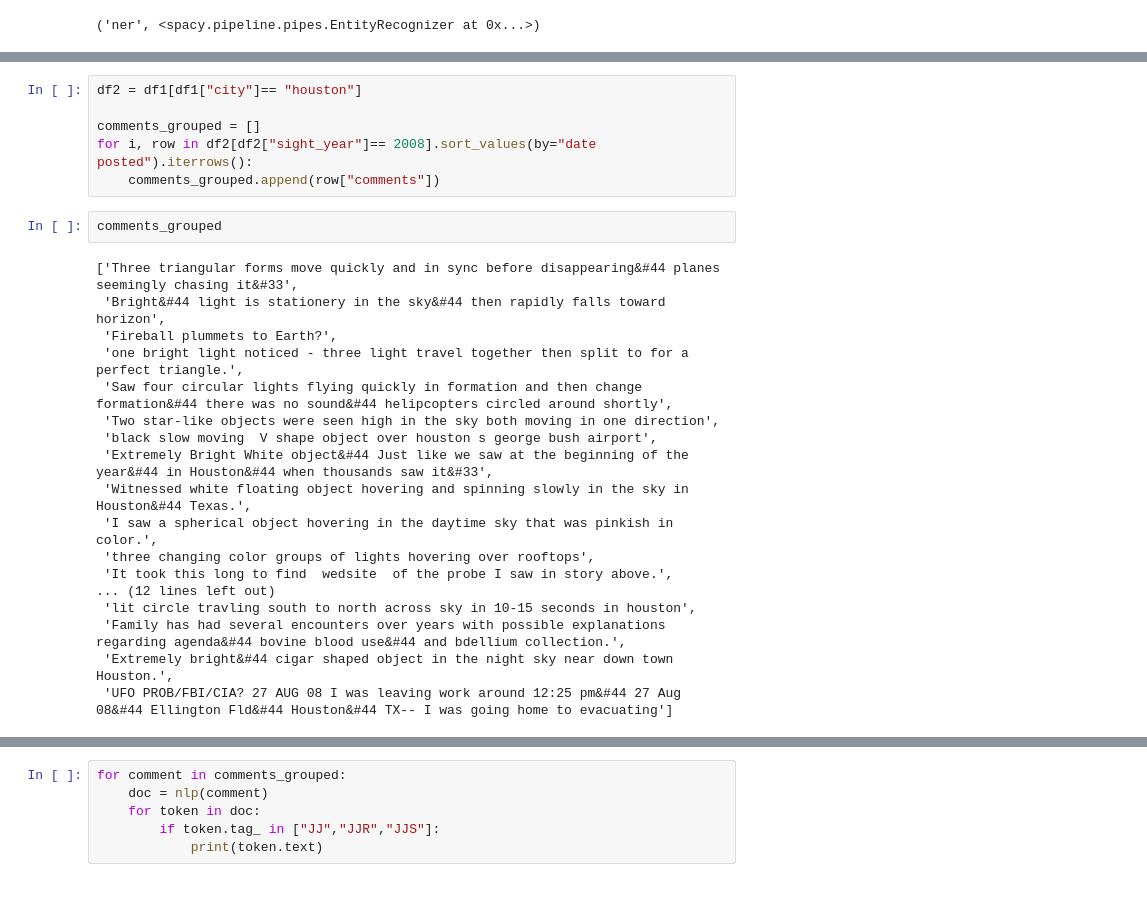
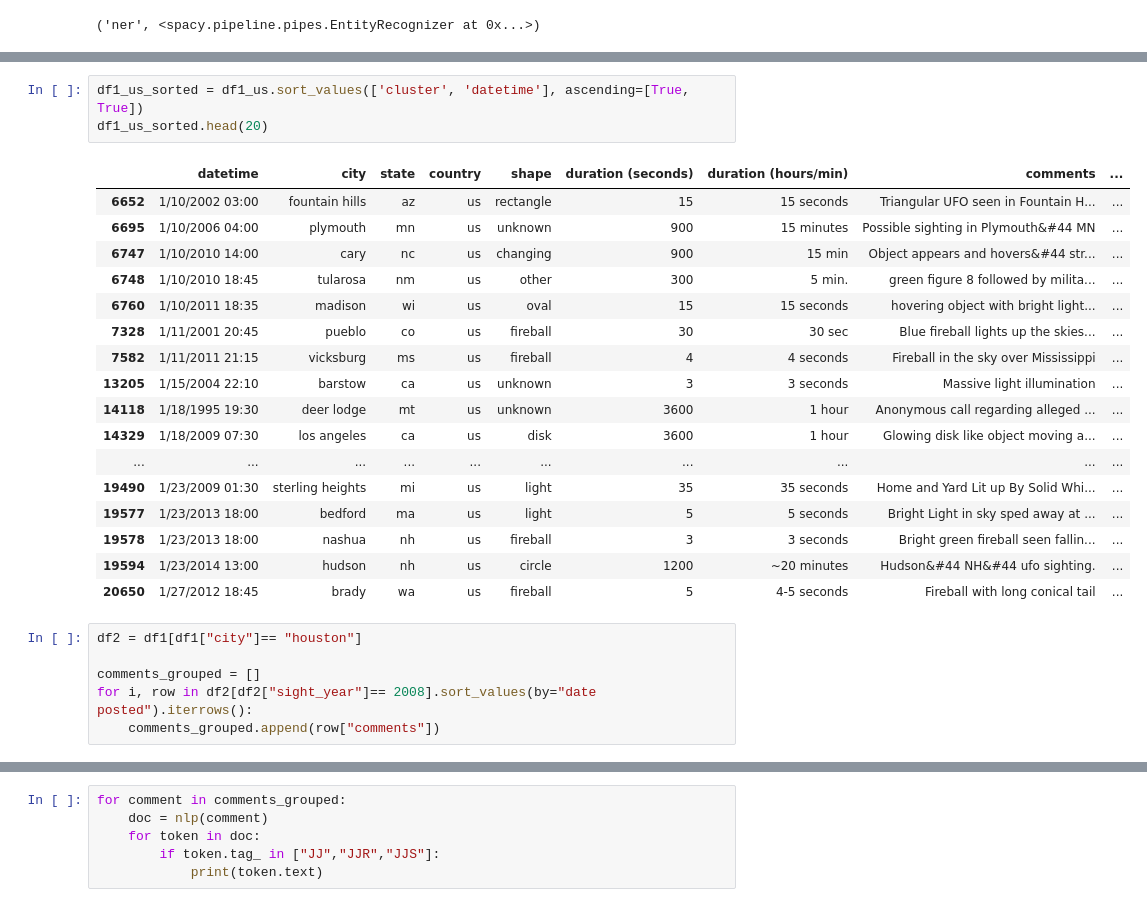
Before and after one commit to MGutensohn/anlp-final-project, a Jupyter notebook: Final_Project_trial_1.ipynb, the cells around one changed output, grey strips where cells are left out. Cells and saved outputs as stored; diff of their text form.

```diff
--- a/Final_Project_trial_1.ipynb
+++ b/Final_Project_trial_1.ipynb
@@ -27,26 +123,27 @@ df1.head()
+# %%
+df1_us_sorted = df1_us.sort_values(['cluster', 'datetime'], ascending=[True, True])
+df1_us_sorted.head(20)
+# %% [output]
+|  | datetime | city | state | country | shape | duration (seconds) | duration (hours/min) | comments | ... |
+| 6652 | 1/10/2002 03:00 | fountain hills | az | us | rectangle | 15 | 15 seconds | Triangular UFO seen in Fountain H... | ... |
+| 6695 | 1/10/2006 04:00 | plymouth | mn | us | unknown | 900 | 15 minutes | Possible sighting in Plymouth&#44 MN | ... |
+| 6747 | 1/10/2010 14:00 | cary | nc | us | changing | 900 | 15 min | Object appears and hovers&#44 str... | ... |
+| 6748 | 1/10/2010 18:45 | tularosa | nm | us | other | 300 | 5 min. | green figure 8 followed by milita... | ... |
+| 6760 | 1/10/2011 18:35 | madison | wi | us | oval | 15 | 15 seconds | hovering object with bright light... | ... |
+| 7328 | 1/11/2001 20:45 | pueblo | co | us | fireball | 30 | 30 sec | Blue fireball lights up the skies... | ... |
+| 7582 | 1/11/2011 21:15 | vicksburg | ms | us | fireball | 4 | 4 seconds | Fireball in the sky over Mississippi | ... |
+| 13205 | 1/15/2004 22:10 | barstow | ca | us | unknown | 3 | 3 seconds | Massive light illumination | ... |
+| 14118 | 1/18/1995 19:30 | deer lodge | mt | us | unknown | 3600 | 1 hour | Anonymous call regarding alleged ... | ... |
+| 14329 | 1/18/2009 07:30 | los angeles | ca | us | disk | 3600 | 1 hour | Glowing disk like object moving a... | ... |
+| ... | ... | ... | ... | ... | ... | ... | ... | ... | ... |
+| 19490 | 1/23/2009 01:30 | sterling heights | mi | us | light | 35 | 35 seconds | Home and Yard Lit up By Solid Whi... | ... |
+| 19577 | 1/23/2013 18:00 | bedford | ma | us | light | 5 | 5 seconds | Bright Light in sky sped away at ... | ... |
+| 19578 | 1/23/2013 18:00 | nashua | nh | us | fireball | 3 | 3 seconds | Bright green fireball seen fallin... | ... |
+| 19594 | 1/23/2014 13:00 | hudson | nh | us | circle | 1200 | ~20 minutes | Hudson&#44 NH&#44 ufo sighting. | ... |
+| 20650 | 1/27/2012 18:45 | brady | wa | us | fireball | 5 | 4-5 seconds | Fireball with long conical tail | ... |
 # %%
 df2 = df1[df1["city"]== "houston"]
 
 comments_grouped = []
 for i, row in df2[df2["sight_year"]== 2008].sort_values(by="date posted").iterrows():
     comments_grouped.append(row["comments"])
-# %%
-comments_grouped
-# %% [output]
-['Three triangular forms move quickly and in sync before disappearing&#44 planes seemingly chasing it&#33',
- 'Bright&#44 light is stationery in the sky&#44 then rapidly falls toward horizon',
- 'Fireball plummets to Earth?',
- 'one bright light noticed - three light travel together then split to for a perfect triangle.',
- 'Saw four circular lights flying quickly in formation and then change formation&#44 there was no sound&#44 helipcopters circled around shortly',
- 'Two star-like objects were seen high in the sky both moving in one direction',
- 'black slow moving  V shape object over houston s george bush airport',
- 'Extremely Bright White object&#44 Just like we saw at the beginning of the year&#44 in Houston&#44 when thousands saw it&#33',
- 'Witnessed white floating object hovering and spinning slowly in the sky in Houston&#44 Texas.',
- 'I saw a spherical object hovering in the daytime sky that was pinkish in color.',
- 'three changing color groups of lights hovering over rooftops',
- 'It took this long to find  wedsite  of the probe I saw in story above.',
-... (12 lines left out)
- 'lit circle travling south to north across sky in 10-15 seconds in houston',
- 'Family has had several encounters over years with possible explanations regarding agenda&#44 bovine blood use&#44 and bdellium collection.',
- 'Extremely bright&#44 cigar shaped object in the night sky near down town Houston.',
- 'UFO PROB/FBI/CIA? 27 AUG 08 I was leaving work around 12:25 pm&#44 27 Aug 08&#44 Ellington Fld&#44 Houston&#44 TX-- I was going home to evacuating']
```
Also changed, not shown: parts of 9 cells of this notebook.
